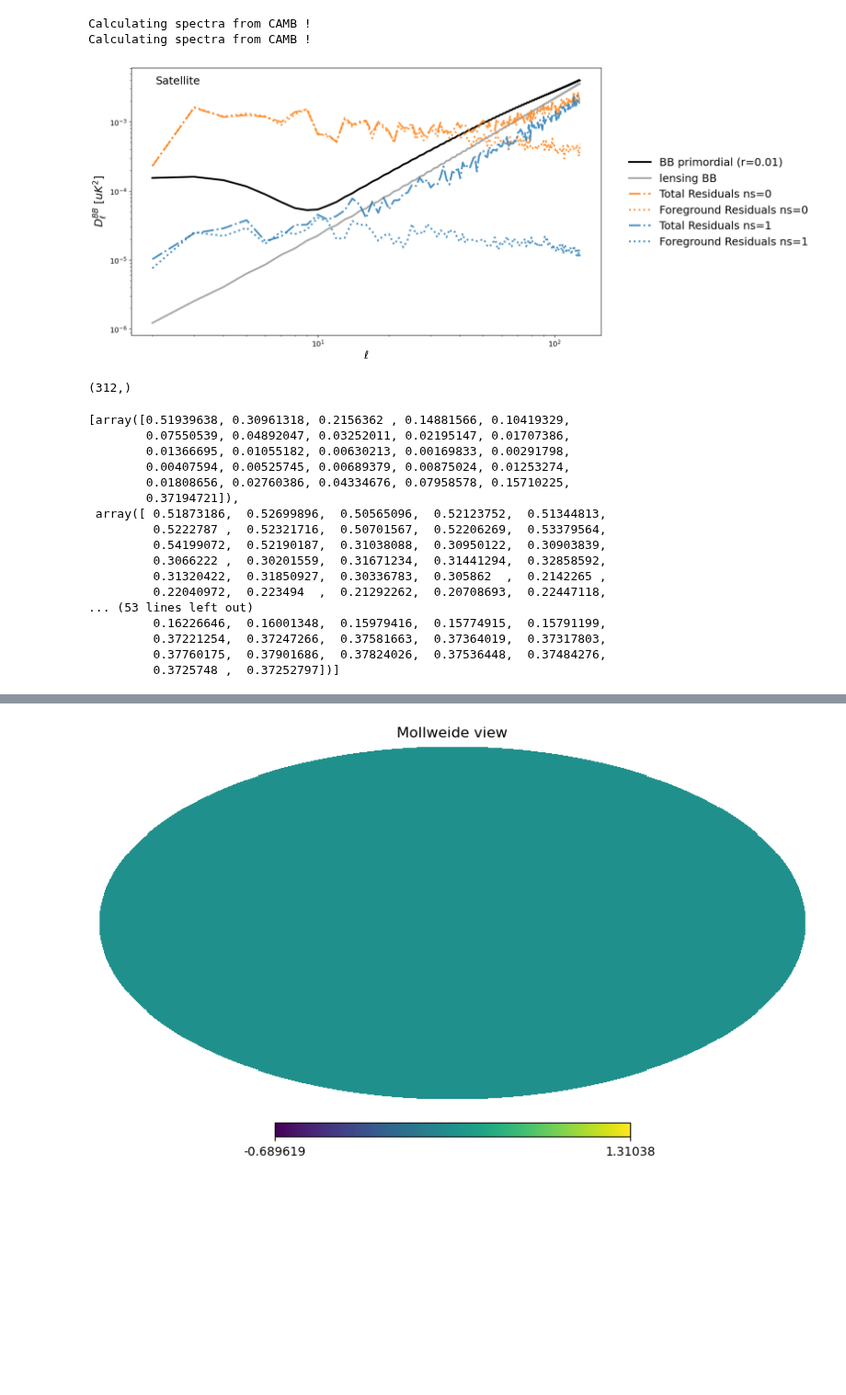
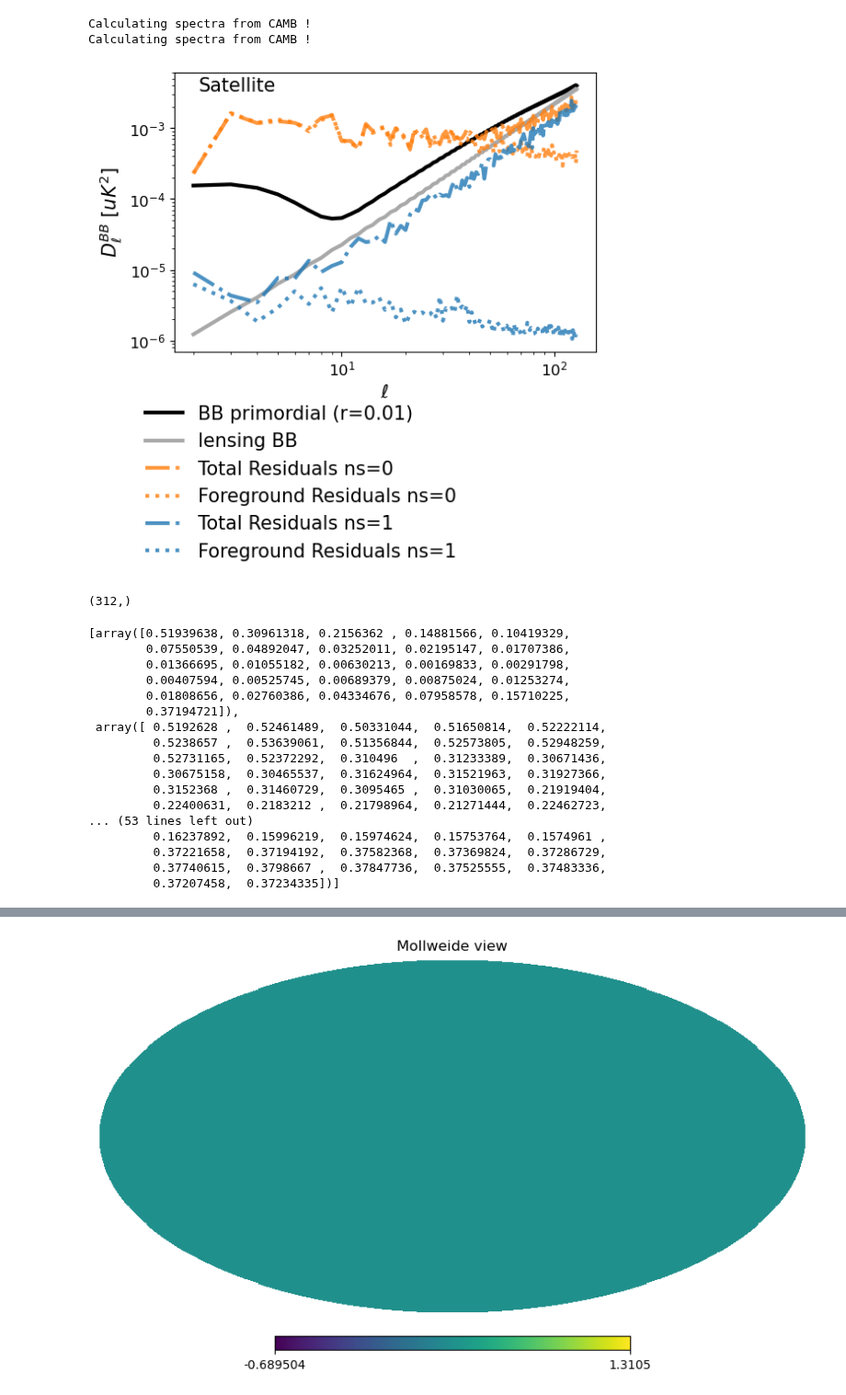
Before and after one commit to CMBSciPol/MICMAC, a Jupyter notebook: test_playground/Paper_runs_v4_customizedFG/Template_plot_multipatch_residual_v1.ipynb, the cells around one changed output, grey strips where cells are left out. Shown at 92% size. Cells and saved outputs as stored; diff of their text form; code cells hidden in the pictures; blank space fills up the shorter version.

Commit message:
small changes for figures formatting

```diff
--- a/test_playground/Paper_runs_v4_customizedFG/Template_plot_multipatch_residual_v1.ipynb
+++ b/test_playground/Paper_runs_v4_customizedFG/Template_plot_multipatch_residual_v1.ipynb
@@ -47,8 +47,8 @@ directory_additional_params = working_directory_path + 'additional_params/'
 file_ver_ns0 = 'corr_cutsky_d1s1customparam_LB_r0_compsepns0_v3e_{}_{}'
 path_additional_params_ns0 = directory_additional_params + 'add_corr_cutsky_LB_d1s1customparam_compsepns0_v3e.toml'
 
-file_ver_ns1 = 'corr_cutsky_d1s1customparam_LB_r0_v3e_{}_{}'
-path_additional_params_ns1 = directory_additional_params + 'add_corr_cutsky_LB_d1s1customparam_v3e.toml'
+file_ver_ns1 = 'corr_cutsky_d1s1customparam_LB_r0_v3j_{}_{}'
+path_additional_params_ns1 = directory_additional_params + 'add_corr_cutsky_LB_d1s1customparam_v3j.toml'
 
 
 # #### d7s1 customized parametric
@@ -290,7 +290,7 @@ indices_polar = np.array([1,2,4])
 linewidth_plots = 3
 
 # fig = plt.figure(figsize=(14,8))
-fig, axes = plt.subplots(figsize=(14,8))
+fig, axes = plt.subplots(figsize=(6,4))
 
 # lmin_LB = 2
 # lmin_S0 = 30 - lmin_LB
@@ -359,39 +359,39 @@ for i in range(len(mean_params_list)):
     plt.plot(ell_array,
                 c_ells_recovered_CMB_Wd_mean*factor_ell,
                 linestyle=linestyle_dotted,
                 linewidth=linewidth_plots,
                 color=colorstyle_list[i],
                 label=label_Syst_res, alpha=.8)
 
 if MICMAC_sampler_obj.instrument_name == 'LiteBIRD':
     plt.loglog()
 else:
     plt.yscale('log')
 # if i == 2:
-plt.ylabel("$D^{BB}_\ell$ [$uK^2$]",fontsize=18)
-plt.xlabel(r"$\ell$",fontsize=18)
+plt.ylabel("$D^{BB}_\ell$ [$uK^2$]",fontsize=15)
+plt.xlabel(r"$\ell$",fontsize=15)
 plt.tick_params(axis='both', which='major', labelsize=12)
 plt.tick_params(axis='both', which='minor', labelsize=12)
 
 # plt.text(.13, .97, 'Satellite',
 #                         horizontalalignment='center',
 #                         verticalalignment='center',
 #                         fontsize=18,
 #                         transform=axes['a'].transAxes)
-plt.text(.1, .95, 'Satellite',
+plt.text(.15, .95, 'Satellite',
                         horizontalalignment='center',
                         verticalalignment='center',
-                        fontsize=18,
+                        fontsize=15,
                         transform=axes.transAxes)
 # handles_a, labels_a = axes['a'].get_legend_handles_labels()
 # handles_b, labels_b = axes['b'].get_legend_handles_labels()
 # fig.legend(handles_b+handles_a, labels_b+labels_a, bbox_to_anchor=(.73, .45), loc='upper center', prop={'size': 18}, frameon=False)
 
 # plt.legend(bbox_to_anchor=(.73, .7), loc='upper center', prop={'size': 18}, frameon=False)
-plt.legend(bbox_to_anchor=(1.25, .7), loc='upper center', prop={'size': 18}, frameon=False)
+plt.legend(bbox_to_anchor=(0.3, -.13), loc='upper center', prop={'size': 15}, frameon=False)
 plt.show()
 # %% [output]
-[figure, old version]
+[figure, new version]
 # %%
 mean_params_list[1].shape
 # %% [output]
@@ -405,17 +405,17 @@ mean_params_list
         0.00407594, 0.00525745, 0.00689379, 0.00875024, 0.01253274,
         0.01808656, 0.02760386, 0.04334676, 0.07958578, 0.15710225,
         0.37194721]),
- array([ 0.51873186,  0.52699896,  0.50565096,  0.52123752,  0.51344813,
-         0.5222787 ,  0.52321716,  0.50701567,  0.52206269,  0.53379564,
-         0.54199072,  0.52190187,  0.31038088,  0.30950122,  0.30903839,
-         0.3066222 ,  0.30201559,  0.31671234,  0.31441294,  0.32858592,
-         0.31320422,  0.31850927,  0.30336783,  0.305862  ,  0.2142265 ,
-         0.22040972,  0.223494  ,  0.21292262,  0.20708693,  0.22447118,
+ array([ 0.5192628 ,  0.52461489,  0.50331044,  0.51650814,  0.52222114,
+         0.5238657 ,  0.53639061,  0.51356844,  0.52573805,  0.52948259,
+         0.52731165,  0.52372292,  0.310496  ,  0.31233389,  0.30671436,
+         0.30675158,  0.30465537,  0.31624964,  0.31521963,  0.31927366,
+         0.3152368 ,  0.31460729,  0.3095465 ,  0.31030065,  0.21919404,
+         0.22400631,  0.2183212 ,  0.21798964,  0.21271444,  0.22462723,
 ... (53 lines left out)
-         0.16226646,  0.16001348,  0.15979416,  0.15774915,  0.15791199,
-         0.37221254,  0.37247266,  0.37581663,  0.37364019,  0.37317803,
-         0.37760175,  0.37901686,  0.37824026,  0.37536448,  0.37484276,
-         0.3725748 ,  0.37252797])]
+         0.16237892,  0.15996219,  0.15974624,  0.15753764,  0.1574961 ,
+         0.37221658,  0.37194192,  0.37582368,  0.37369824,  0.37286729,
+         0.37740615,  0.3798667 ,  0.37847736,  0.37525555,  0.37483336,
+         0.37207458,  0.37234335])]
 # %%
 MICMAC_sampler_obj.get_B_from_params(mean_params_list[1])
 # %% [output]
```
Also changed, not shown: parts of 1 cell of this notebook, 1 other file.
